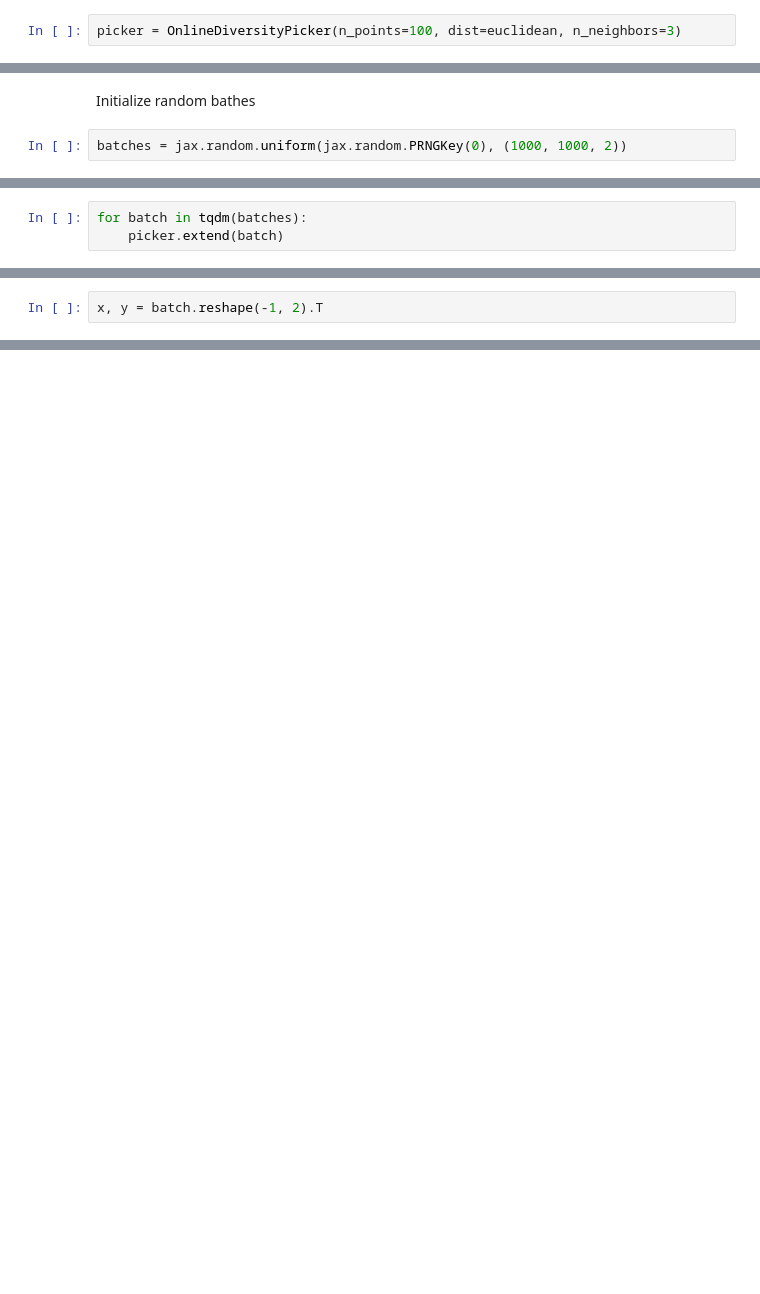
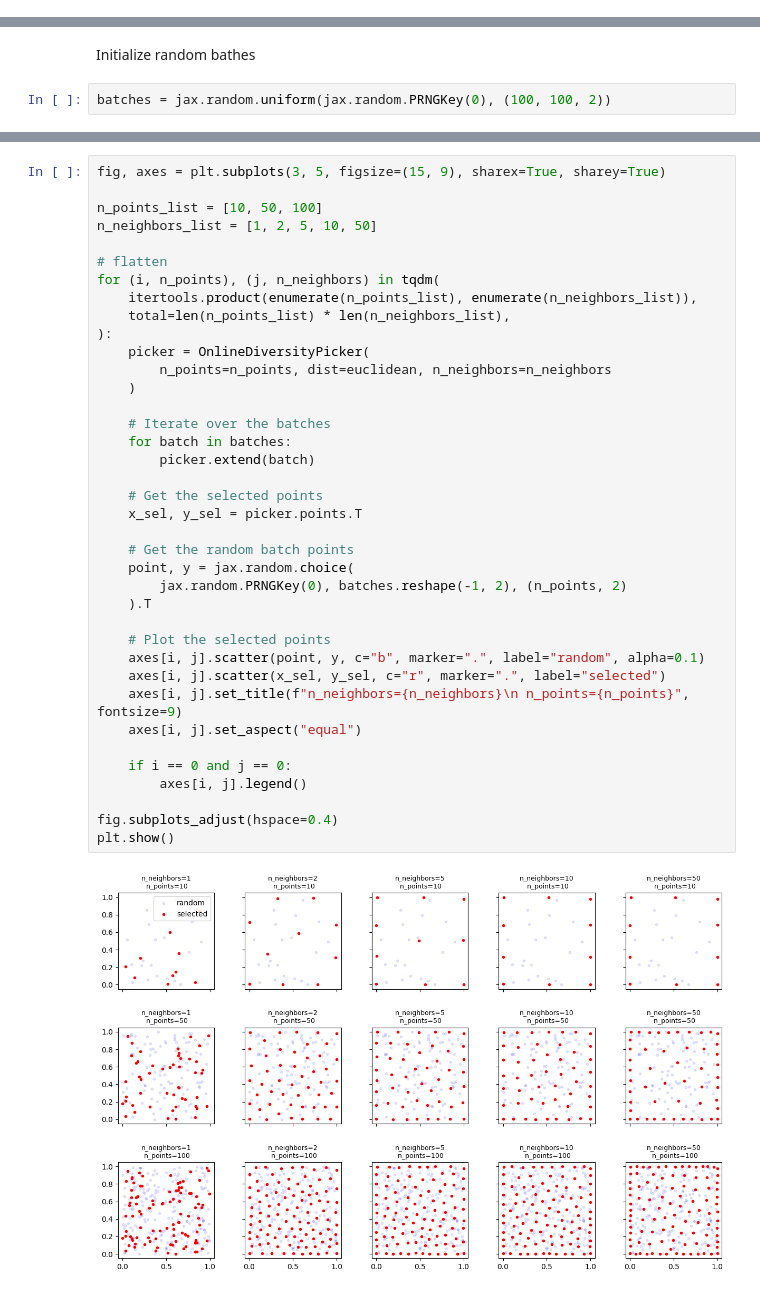
Before and after one commit to vsheg/moll, a Jupyter notebook: notebooks/diversity.ipynb, the cells around one changed output, grey strips where cells are left out. Drawn from its saved outputs; the diff is of its cells as text; blank space fills up the shorter version.

Commit message:
docs: diversity picker demo (#10)

```diff
--- a/notebooks/diversity.ipynb
+++ b/notebooks/diversity.ipynb
@@ -9,2 +0,0 @@ Initialize picker object
-# %%
-picker = OnlineDiversityPicker(n_points=100, dist=euclidean, n_neighbors=3)
@@ -11,4 +42,4 @@ picker = OnlineDiversityPicker(n_points=100, dist=euclidean, n_neighbors=3)
 # %% [markdown]
 Initialize random bathes
 # %%
-batches = jax.random.uniform(jax.random.PRNGKey(0), (1000, 1000, 2))
+batches = jax.random.uniform(jax.random.PRNGKey(0), (100, 100, 2))
@@ -17,3 +48,0 @@ Run computation
-# %%
-for batch in tqdm(batches):
-    picker.extend(batch)
@@ -26,2 +48,0 @@ Too many points to plot, take only the last batch
-# %%
-x, y = batch.reshape(-1, 2).T
@@ -34,0 +51,40 @@ plt.show()
+# %%
+fig, axes = plt.subplots(3, 5, figsize=(15, 9), sharex=True, sharey=True)
+
+n_points_list = [10, 50, 100]
+n_neighbors_list = [1, 2, 5, 10, 50]
+
+# flatten
+for (i, n_points), (j, n_neighbors) in tqdm(
+    itertools.product(enumerate(n_points_list), enumerate(n_neighbors_list)),
+    total=len(n_points_list) * len(n_neighbors_list),
+):
+    picker = OnlineDiversityPicker(
+        n_points=n_points, dist=euclidean, n_neighbors=n_neighbors
+    )
+
+    # Iterate over the batches
+    for batch in batches:
+        picker.extend(batch)
+
+    # Get the selected points
+    x_sel, y_sel = picker.points.T
+
+    # Get the random batch points
+    point, y = jax.random.choice(
+        jax.random.PRNGKey(0), batches.reshape(-1, 2), (n_points, 2)
+    ).T
+
+    # Plot the selected points
+    axes[i, j].scatter(point, y, c="b", marker=".", label="random", alpha=0.1)
+    axes[i, j].scatter(x_sel, y_sel, c="r", marker=".", label="selected")
+    axes[i, j].set_title(f"n_neighbors={n_neighbors}\n n_points={n_points}", fontsize=9)
+    axes[i, j].set_aspect("equal")
+
+    if i == 0 and j == 0:
+        axes[i, j].legend()
+
+fig.subplots_adjust(hspace=0.4)
+plt.show()
+# %% [output]
+[figure, added]
```
Also changed, not shown: parts of 36 cells of this notebook, 4 other files.
